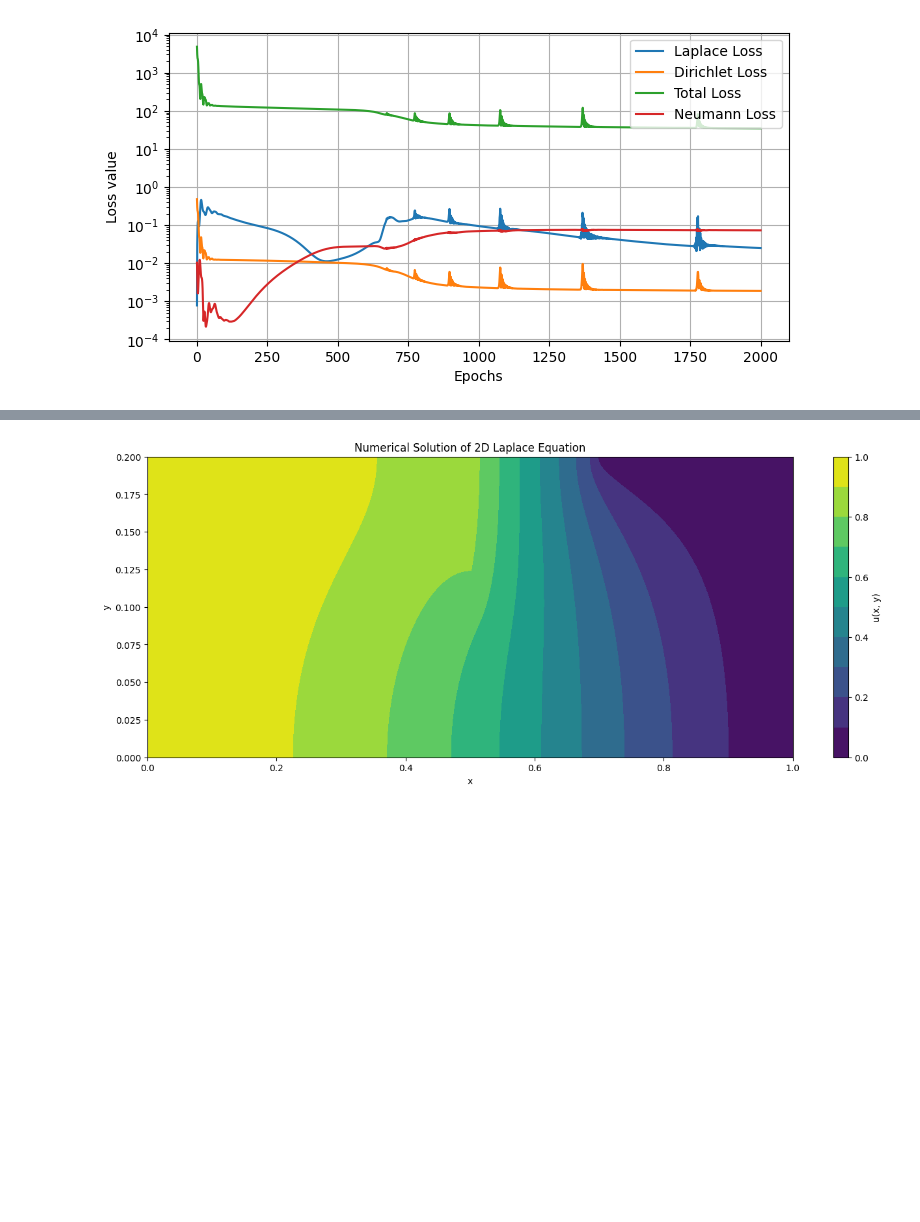
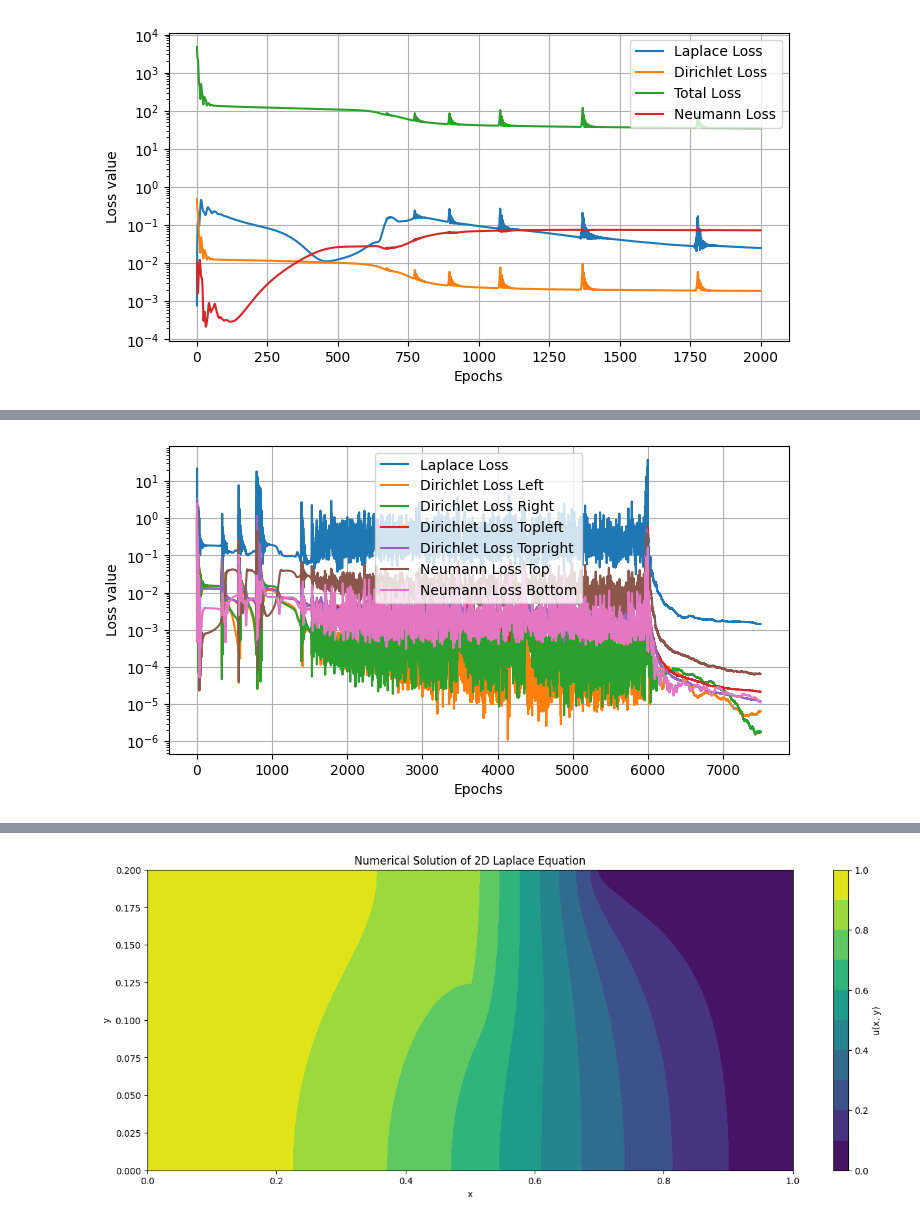
Before and after one commit to jolu2111/Prosjektoppgave, a Jupyter notebook: Laplace_equation.ipynb, the cells around one changed output, grey strips where cells are left out. Saved outputs shown, nothing was run; the diff lists cells and outputs as text; code cells hidden in the pictures; blank space fills up the shorter version.

```diff
--- a/Laplace_equation.ipynb
+++ b/Laplace_equation.ipynb
@@ -855,0 +854,4 @@ Epoch 6200, Total Loss: 1.600E+00, Domain Loss: 6.808E-01, Boundary Loss Dirichl
+# %%
+plot_losses(epochs_recorded, losses_dict)
+# %% [output]
+[figure, added]
```
Also changed, not shown: parts of 14 cells of this notebook, 5 other files.
